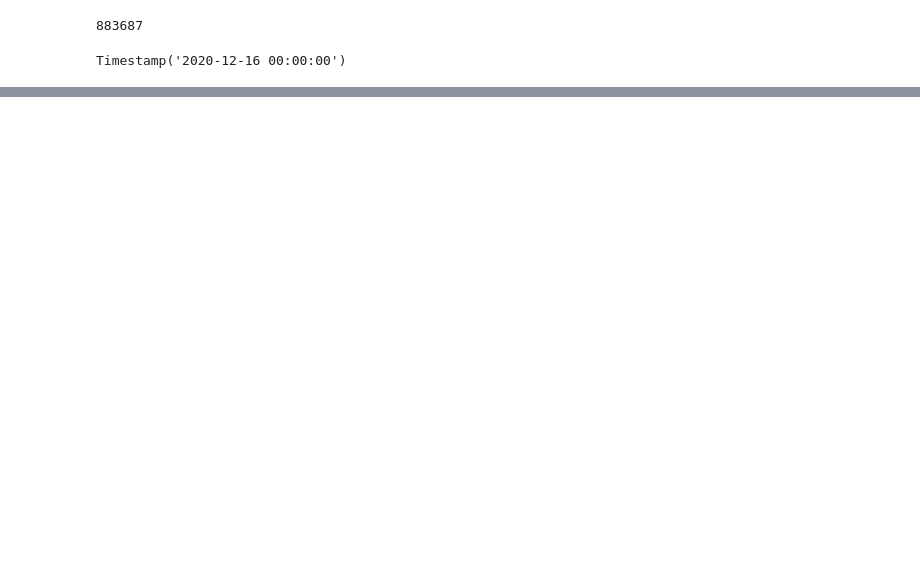
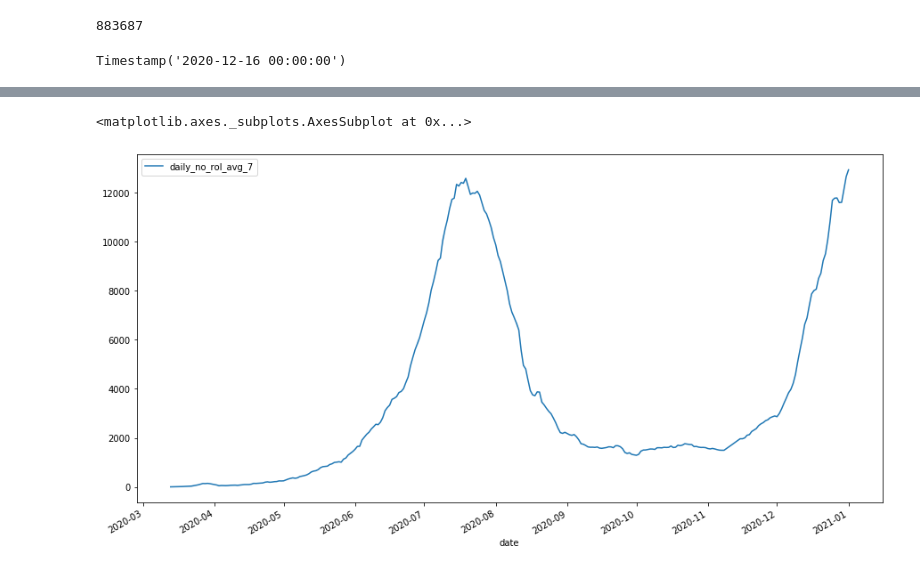
Before and after one commit to SimonRosen173/Covid19SAData_Data, a Jupyter notebook: notebooks/SA_PreProcessing.ipynb, the cells around one changed output, grey strips where cells are left out. Drawn from its saved outputs; the diff is of its cells as text; code cells hidden in the pictures; blank space fills up the shorter version.

```diff
--- a/notebooks/SA_PreProcessing.ipynb
+++ b/notebooks/SA_PreProcessing.ipynb
@@ -75,0 +637,5 @@ Timestamp('2020-12-16 00:00:00')
+# %%
+confirmed_data[['daily_no_rol_avg_7']].plot(figsize=figsize)
+# %% [output]
+<matplotlib.axes._subplots.AxesSubplot at 0x...>
+[figure, added]
```
Also changed, not shown: parts of 30 cells of this notebook, 15 other files.
